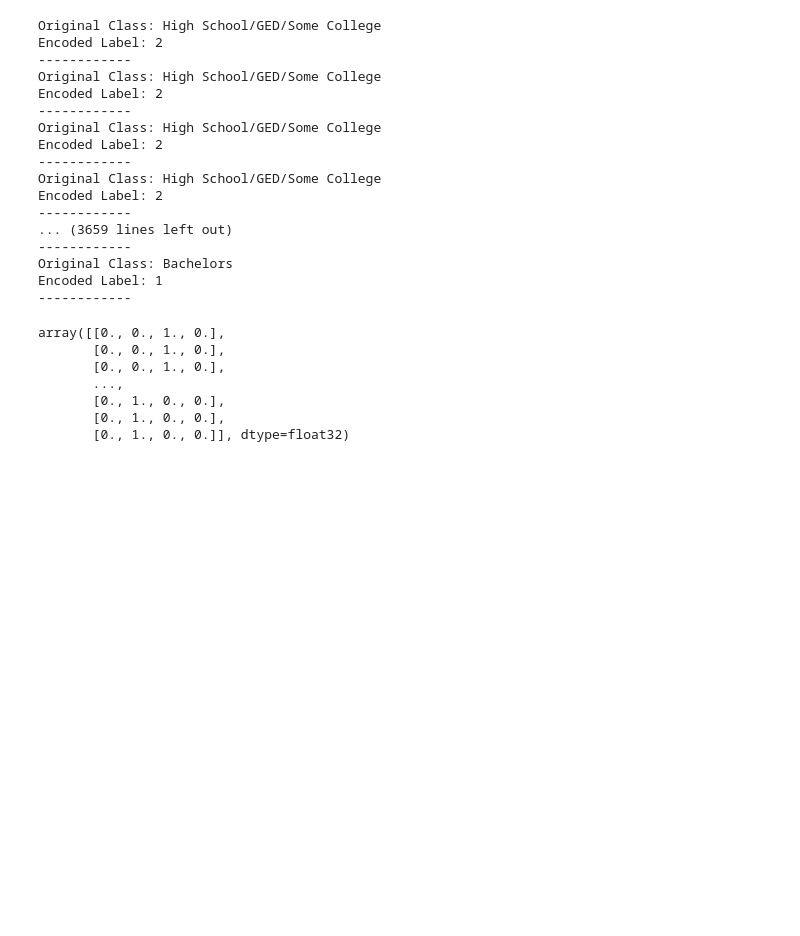
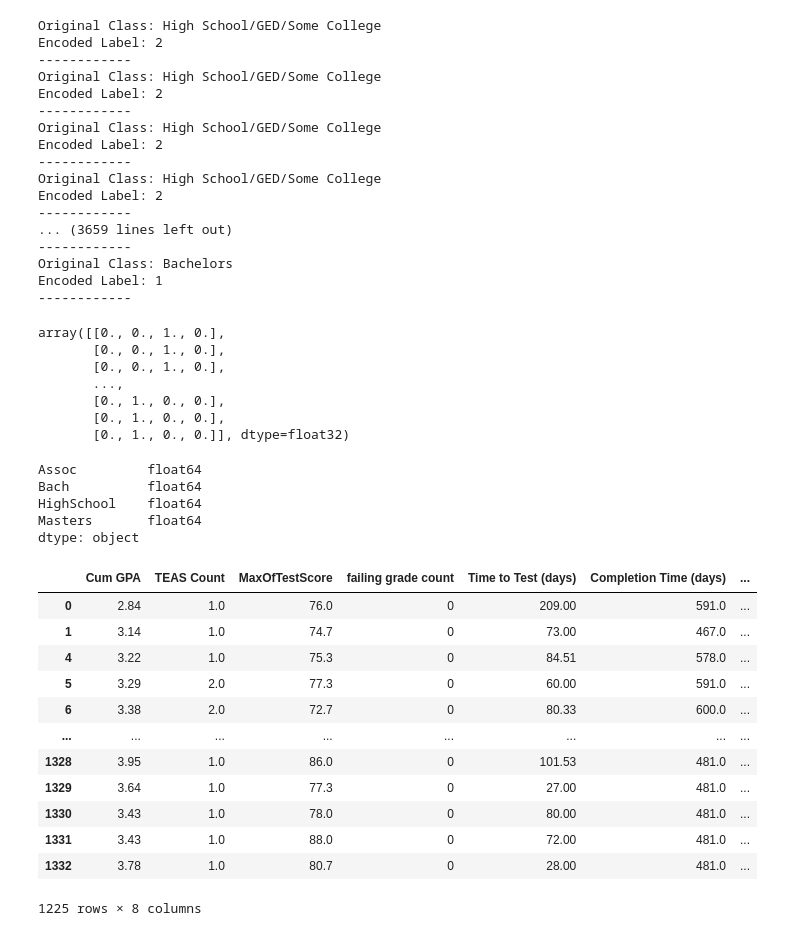
Before and after one commit to walaha2002/Project3, a Jupyter notebook: lin_regress.ipynb, the cells around one changed output. Drawn from its saved outputs; the diff is of its cells as text; code cells hidden in the pictures; blank space fills up the shorter version.

```diff
--- a/lin_regress.ipynb
+++ b/lin_regress.ipynb
@@ -151,0 +127,34 @@ df.head()
+# %%
+# Send education back to the dataframe
+# A -> [0]
+# B -> [1]
+# Hs -> [2]
+# M -> [3]
+
+one_hot_ydf = pd.DataFrame(np.zeros((1225,4)),columns = ['Assoc','Bach','HighSchool','Masters'])
+for i in range(len(one_hot_y)):
+    for j in range(4):
+        one_hot_ydf.iloc[i][j] = one_hot_y[i][j]
+one_hot_ydf.dtypes
+# %% [output]
+Assoc         float64
+Bach          float64
+HighSchool    float64
+Masters       float64
+dtype: object
+# %%
+model_df
+# %% [output]
+|  | Cum GPA | TEAS Count | MaxOfTestScore | failing grade count | Time to Test (days) | Completion Time (days) | ... |
+| 0 | 2.84 | 1.0 | 76.0 | 0 | 209.00 | 591.0 | ... |
+| 1 | 3.14 | 1.0 | 74.7 | 0 | 73.00 | 467.0 | ... |
+| 4 | 3.22 | 1.0 | 75.3 | 0 | 84.51 | 578.0 | ... |
+| 5 | 3.29 | 2.0 | 77.3 | 0 | 60.00 | 591.0 | ... |
+| 6 | 3.38 | 2.0 | 72.7 | 0 | 80.33 | 600.0 | ... |
+| ... | ... | ... | ... | ... | ... | ... | ... |
+| 1328 | 3.95 | 1.0 | 86.0 | 0 | 101.53 | 481.0 | ... |
+| 1329 | 3.64 | 1.0 | 77.3 | 0 | 27.00 | 481.0 | ... |
+| 1330 | 3.43 | 1.0 | 78.0 | 0 | 80.00 | 481.0 | ... |
+| 1331 | 3.43 | 1.0 | 88.0 | 0 | 72.00 | 481.0 | ... |
+| 1332 | 3.78 | 1.0 | 80.7 | 0 | 28.00 | 481.0 | ... |
+1225 rows × 8 columns
```
Also changed, not shown: parts of 8 cells of this notebook, 1 other file.
